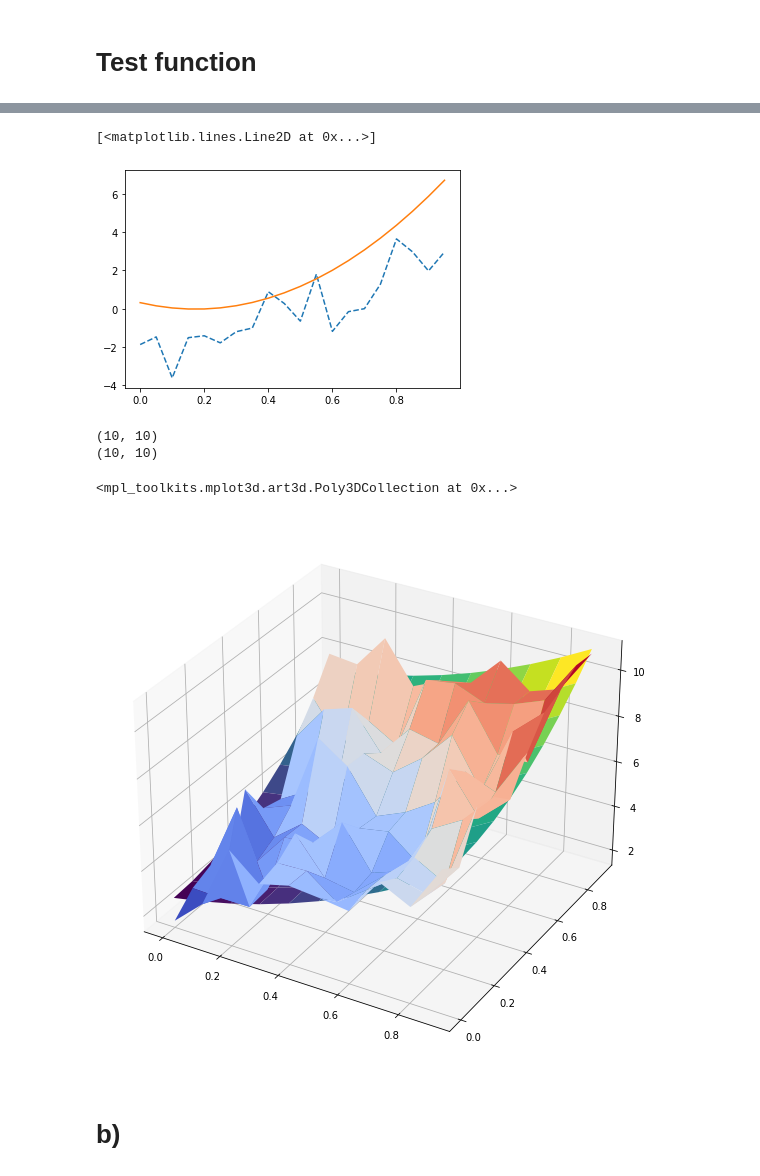
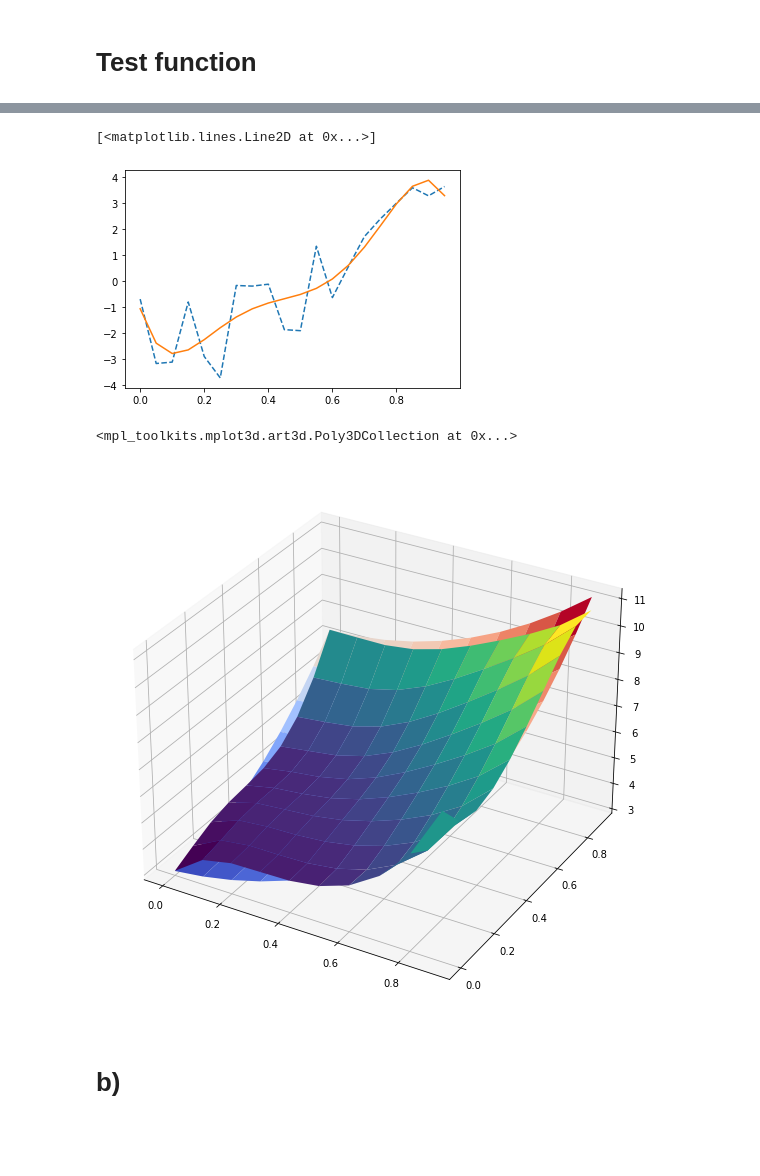
Before and after one commit to johanage/ada_ml_project1, a Jupyter notebook: Project1.ipynb, the cells around one changed output, grey strips where cells are left out. Drawn from its saved outputs; the diff is of its cells as text; code cells hidden in the pictures; blank space fills up the shorter version.

```diff
--- a/Project1.ipynb
+++ b/Project1.ipynb
@@ -75,41 +98,43 @@ import project1.project1;import importlib; importlib.reload(project1.project1);f
 x = np.arange(0,1,0.05)
 xvec = np.array([x])
 z = test_func(**{'x0':x})
-znoisy_tilde, X,  znoisy_centered, znoisy = ols_fp(xvec = xvec, f = test_func, p=2)
+noise = np.random.normal(0,1,size=z.shape)
 znoisy = z + noise
-znoisy_centered = znoisy-np.mean(znoisy)
+znoisy_centered = znoisy - np.mean(znoisy)
+X = make_design_matrix(xvec = xvec, p = 5)
+znoisy_tilde, betahat = ols_fp_wo_split(X = X, y = znoisy_centered)
 plt.plot(x, znoisy_centered, linestyle = 'dashed')
 plt.plot(x, znoisy_tilde)
 # %% [output]
 [<matplotlib.lines.Line2D at 0x...>]
-[figure, old version]
+[figure, new version]
 # %%
 %matplotlib inline
 import project1.project1;import importlib; importlib.reload(project1.project1);from project1.project1 import *
 x, y = np.arange(0,1,0.1), np.arange(0,1,0.1)
 x, y = np.meshgrid(x,y)
 def test_func_2(**kwargs):
     x = kwargs['x0']
     y = kwargs['x1']
     return 5*x**2 + x + 5*y**2 + y + np.exp(-x**2) +np.exp(-x*y) + np.exp(-y)
 xvec = np.array([x, y])
-z = test_func(**{'x%i'%i: xvec[i] for i in range(len(xvec))})
-print(x.shape)
-znoisy_tilde, X,  znoisy_centered, znoisy = ols_fp(xvec = xvec, f = test_func_2, p=2)
+X = make_design_matrix(xvec = xvec, p = 5)
+z = test_func_2(**{'x%i'%i: xvec[i] for i in range(len(xvec))})
+
+noise = np.random.normal(0,1,size=z.shape)
+znoisy = z + noise
+znoisy_centered = znoisy - np.mean(znoisy)
+znoisy_tilde, betahat = ols_fp_wo_split(X = X, y = znoisy_centered.ravel())
 znoisy_tilde = znoisy_tilde.reshape(x.shape)
 znoisy = znoisy.reshape(x.shape)
-print(znoisy_tilde.shape)
-znoisy_centered = znoisy-np.mean(znoisy)
 
 
 fig, ax = plt.subplots(subplot_kw={'projection':'3d'}, figsize=(10,10))
-ax.plot_surface(x,y,znoisy_tilde, cmap=cm.viridis)
-ax.plot_surface(x,y,znoisy, cmap=cm.coolwarm)
+ax.plot_surface(x,y,znoisy_tilde + np.mean(znoisy), cmap=cm.viridis)
+ax.plot_surface(x,y,z, cmap=cm.coolwarm)
 # %% [output]
-(10, 10)
-(10, 10)
+<mpl_toolkits.mplot3d.art3d.Poly3DCollection at 0x...>
-<mpl_toolkits.mplot3d.art3d.Poly3DCollection at 0x...>
-[figure, old version]
+[figure, new version]
 # %% [markdown]
 # b)
 # %%
```
Also changed, not shown: parts of 52 cells of this notebook, 1 other file.
